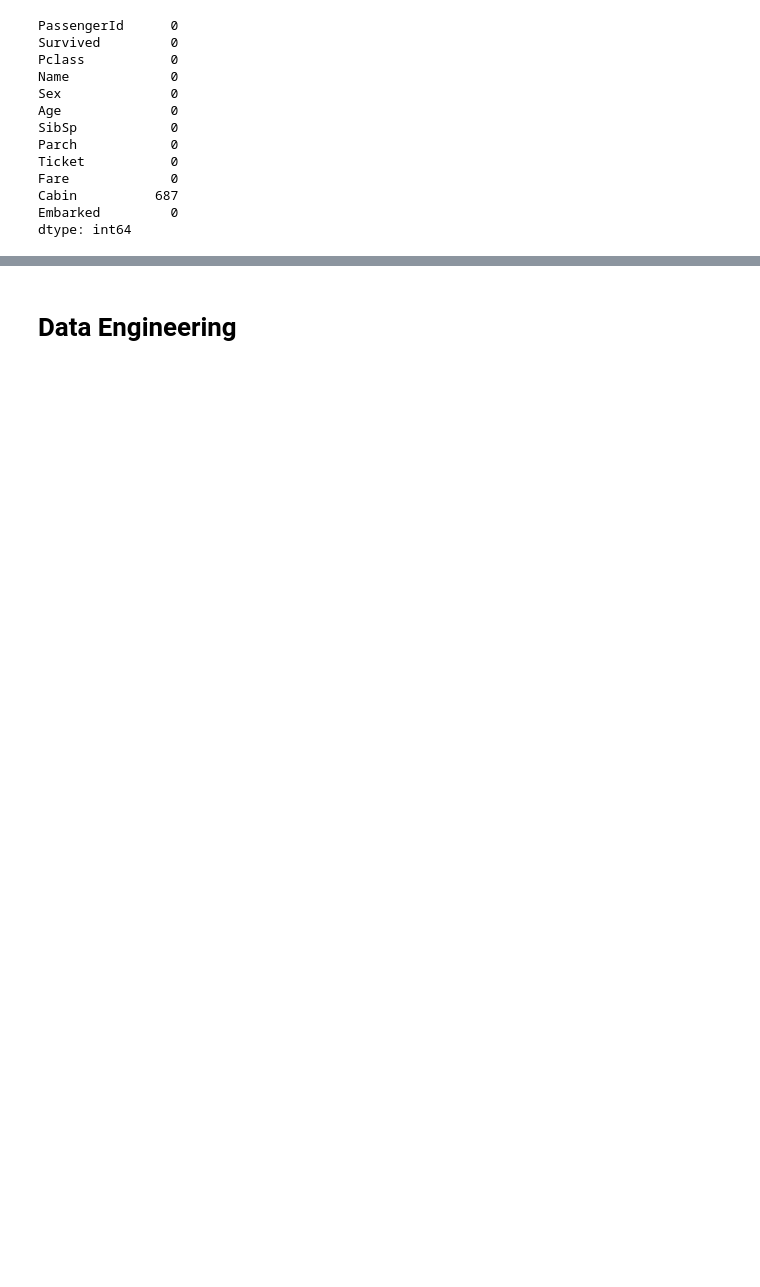
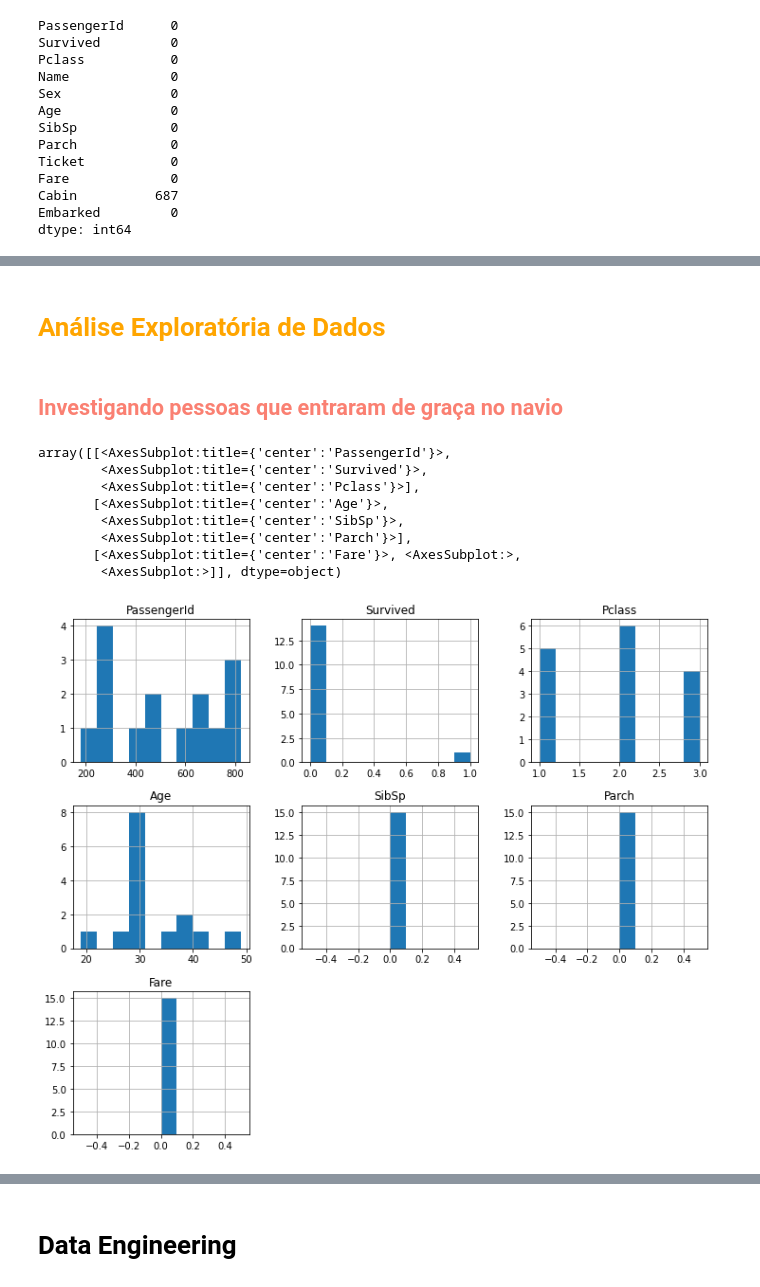
Before and after one commit to Mello-o/titanic, a Jupyter notebook: exploration-titanic-dataset.ipynb, the cells around one changed output, grey strips where cells are left out. Saved outputs shown, nothing was run; the diff lists cells and outputs as text; code cells hidden in the pictures; blank space fills up the shorter version.

Commit message:
Adicionando outra sessão de análise exploratória de dados

```diff
--- a/exploration-titanic-dataset.ipynb
+++ b/exploration-titanic-dataset.ipynb
@@ -114,4 +104,4 @@ col = ['Age'] # coluna que queremos aplicar o metodo
 im = SimpleImputer() # default ele utiliza a média como "strategy"
 
 imputed = im.fit_transform(df_train[col])
-imputed
+df_train['Age'] = imputed
@@ -150,8 +107,0 @@ Name: Age, dtype: float64
-# %%
-# pegando apenas os campos que apresentam valores nulos na variável Age
-missing_ages = df_train.Age.isnull()
-
-# realizando a substituicao dos valores nulos pela média com base no label Sex
-df_train.loc[missing_ages, 'Age'] = df_train.loc[missing_ages, 'Sex'].apply(lambda x: media_idades[x])
-
-print('Valores nulos em Age: ', df_train.Age.isnull().sum())
@@ -196,0 +167,18 @@ dtype: int64
+# %% [markdown]
+# <font color = 'orange' >Análise Exploratória de Dados </font>
+# %% [markdown]
+##  <font color = 'salmon'> Investigando pessoas que entraram de graça no navio </font>
+# %%
+pessoas_entraram_gratis = df_train.loc[df_train.Fare < 1]
+
+pessoas_entraram_gratis.hist(figsize=(12, 10))
+# %% [output]
+array([[<AxesSubplot:title={'center':'PassengerId'}>,
+        <AxesSubplot:title={'center':'Survived'}>,
+        <AxesSubplot:title={'center':'Pclass'}>],
+       [<AxesSubplot:title={'center':'Age'}>,
+        <AxesSubplot:title={'center':'SibSp'}>,
+        <AxesSubplot:title={'center':'Parch'}>],
+       [<AxesSubplot:title={'center':'Fare'}>, <AxesSubplot:>,
+        <AxesSubplot:>]], dtype=object)
+[figure, added]
```
Also changed, not shown: parts of 16 cells of this notebook.
